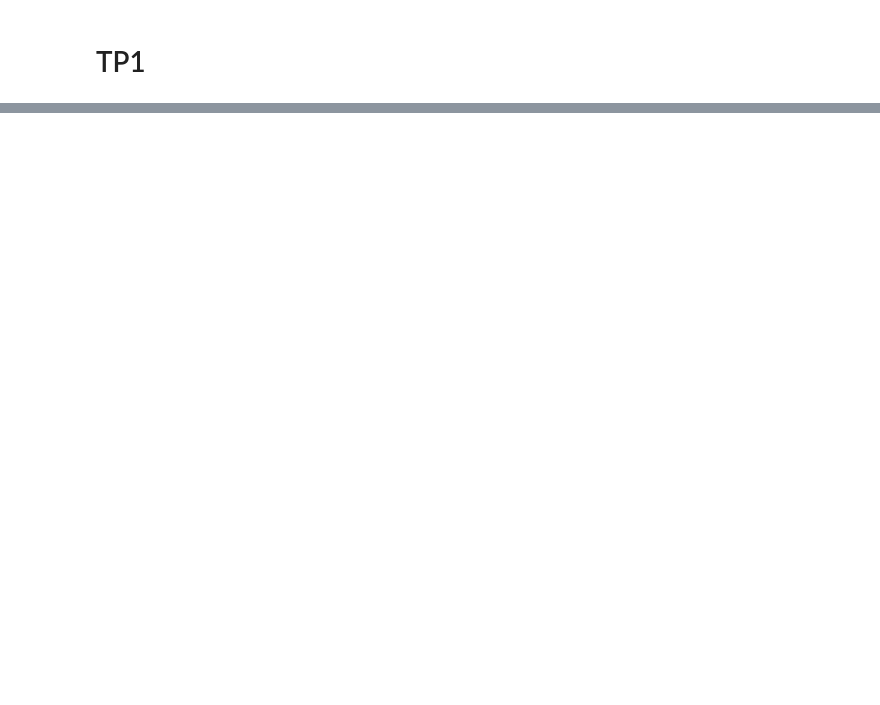
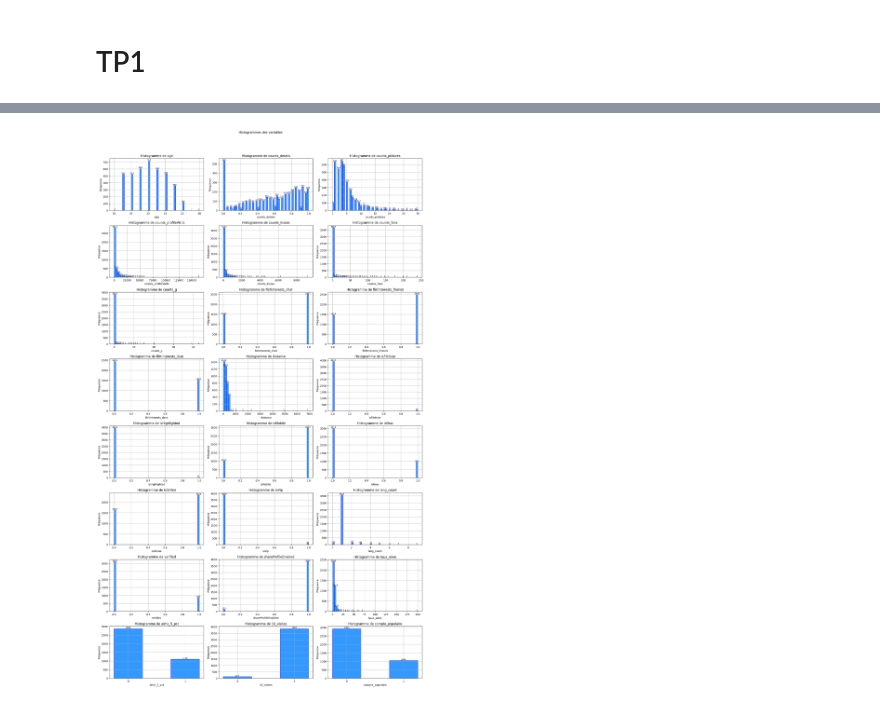
Before and after one commit to KevenJAntenor/Distributed-Systems, a Jupyter notebook: tp1.ipynb, the cells around one changed output, grey strips where cells are left out. Saved outputs shown, nothing was run; the diff lists cells and outputs as text; code cells hidden in the pictures; blank space fills up the shorter version.

Commit message:
matrice de correlation, histogrammes, donnees aberrantes et incoherentes

```diff
--- a/tp1.ipynb
+++ b/tp1.ipynb
@@ -122,0 +155,45 @@ Nombre de "plus_5_pct_aime": 1058
+# %%
+import pandas as pd
+import matplotlib.pyplot as plt
+
+# Importer les bibliothèques nécessaires
+
+# Fonction pour afficher les histogrammes des variables numériques
+def afficher_histogrammes(dataset, titre):
+    colonnes_numeriques = dataset.select_dtypes(include=['int64', 'float64']).columns[:25]
+
+    # Ajuster la taille de la figure pour afficher les histogrammes
+    plt.figure(figsize=(18, 40))  # Taille ajustée à 18x40 pouces pour chaque histogramme
+    plt.suptitle(titre, y=1.02, fontsize=12)  # Ajouter un titre en haut avec un petit espacement
+
+    # Itérer sur chaque colonne sélectionnée du dataset
+    for i, col in enumerate(colonnes_numeriques):
+        # Créer un subplot pour chaque histogramme
+        ax = plt.subplot(11, 3, i + 1)
+
+        # Vérifier si la colonne est binaire (0 ou 1)
+        if dataset[col].nunique() == 2 and set(dataset[col].unique()) == {0, 1}:
+            # Dessiner l'histogramme avec des barres bleues
+            counts, bins, _ = ax.hist(dataset[col], bins=[-0.25, 0.25, 0.75, 1.25], color='#3399FF', edgecolor='blue', align='mid')
+            plt.xticks([0, 1], ['0', '1'])  # Étiqueter l'axe des x avec 0 et 1
+        else:
+            # Dessiner l'histogramme avec des barres bleues
+            counts, bins, _ = ax.hist(dataset[col], bins=50, color='#3399FF', edgecolor='blue')
+
+        plt.title(f'Histogramme de {col}', fontsize=12)
+        plt.xlabel(col, fontsize=10)
+        plt.ylabel('Fréquence', fontsize=10)
+        plt.grid(True)
+
+        # Afficher le nombre total au sommet de chaque barre (uniquement si différent de zéro)
+        for count, x in zip(counts, bins):
+            if count != 0:
+                ax.text(x + (bins[1] - bins[0]) / 2, count + 0.5, int(count), ha='center', va='bottom', fontsize=8, color='black')
+
+    plt.tight_layout()
+    plt.show()
+
+# Exemple d'utilisation avec votre ensemble de données
+afficher_histogrammes(dataset, "Histogrammes des variables")
+# %% [output]
+[figure, added]
```
Also changed, not shown: parts of 5 cells of this notebook.
